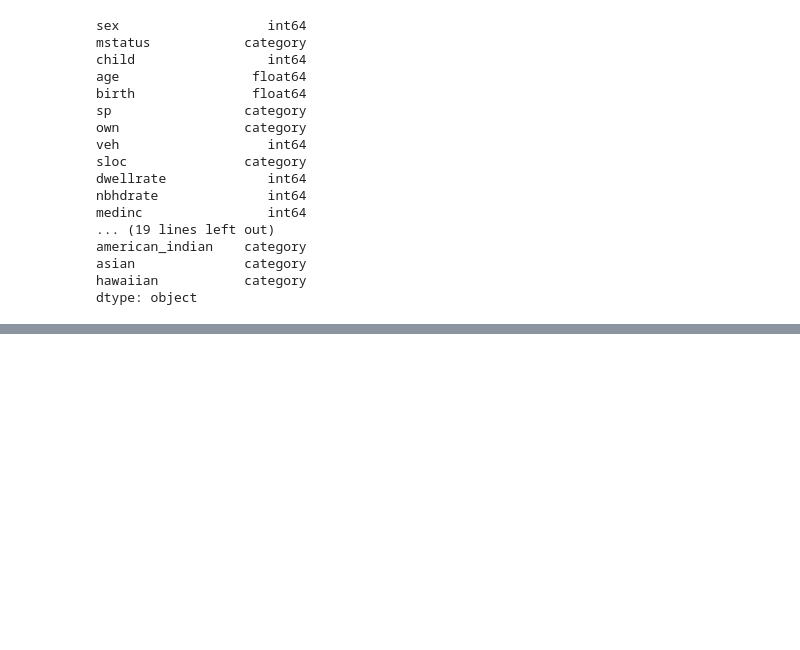
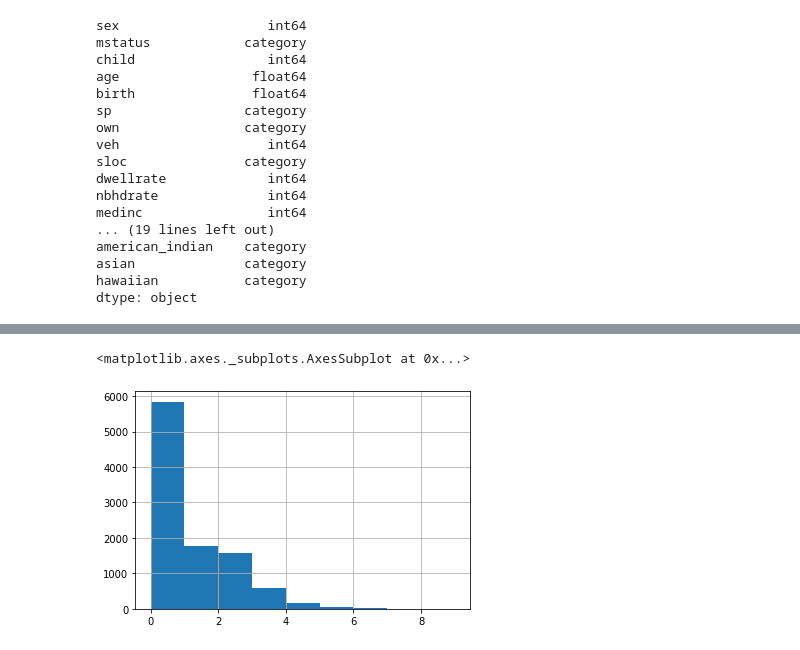
Before and after one commit to ThapaRahul/Superficial-Intelligence, a Jupyter notebook: Exploration.ipynb, the cells around one changed output, grey strips where cells are left out. Drawn from its saved outputs; the diff is of its cells as text; code cells hidden in the pictures; blank space fills up the shorter version.

```diff
--- a/Exploration.ipynb
+++ b/Exploration.ipynb
@@ -556,3 +545,8 @@ ax.set_xticklabels(
+# %%
+df.child.hist(bins=9)
+# %% [output]
+<matplotlib.axes._subplots.AxesSubplot at 0x...>
+[figure, added]
 # %%
 plt.figure(figsize=(12, 12))
 corrplot(corr)
```
Also changed, not shown: parts of 18 cells of this notebook, 2 other files.
